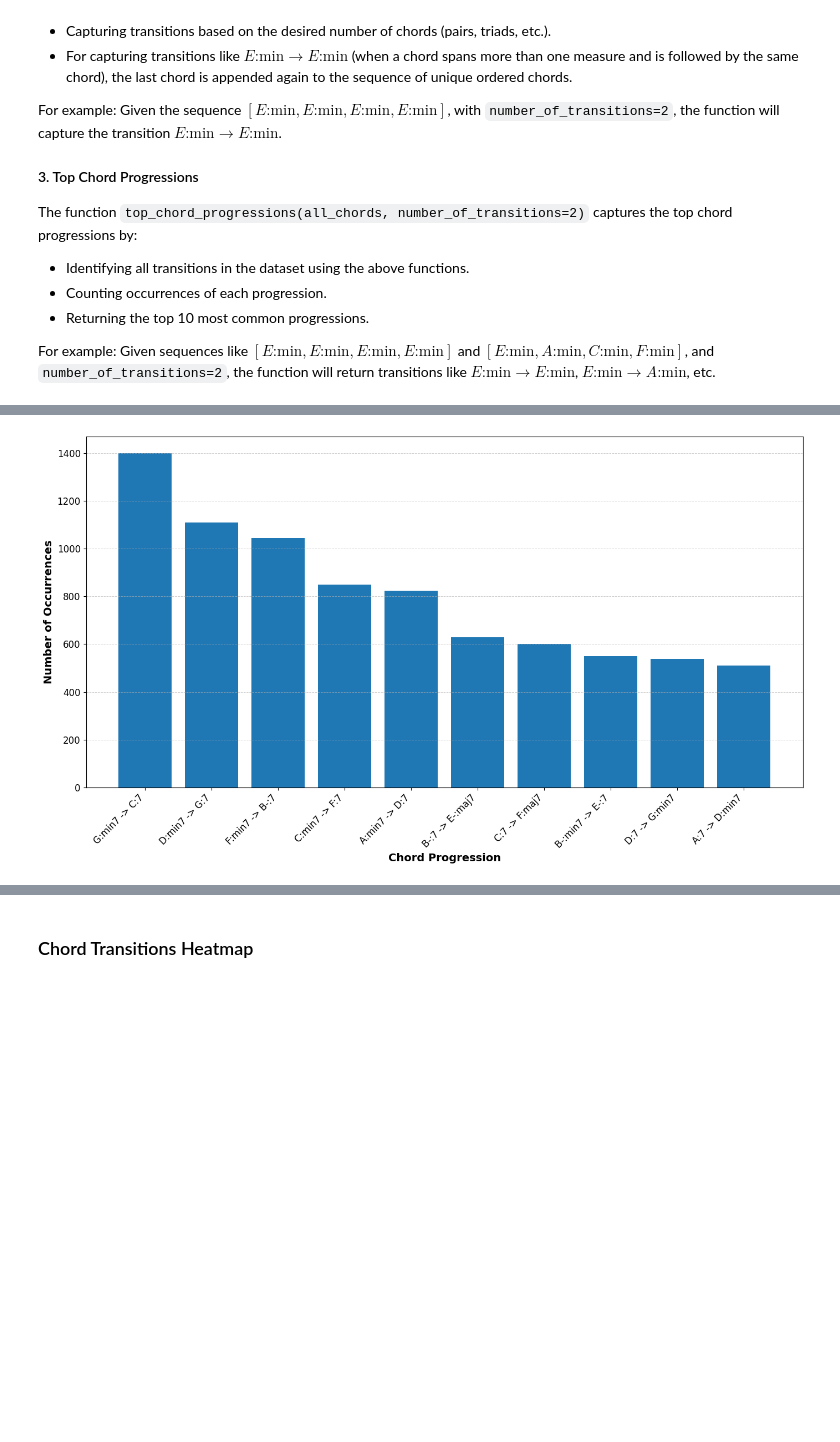
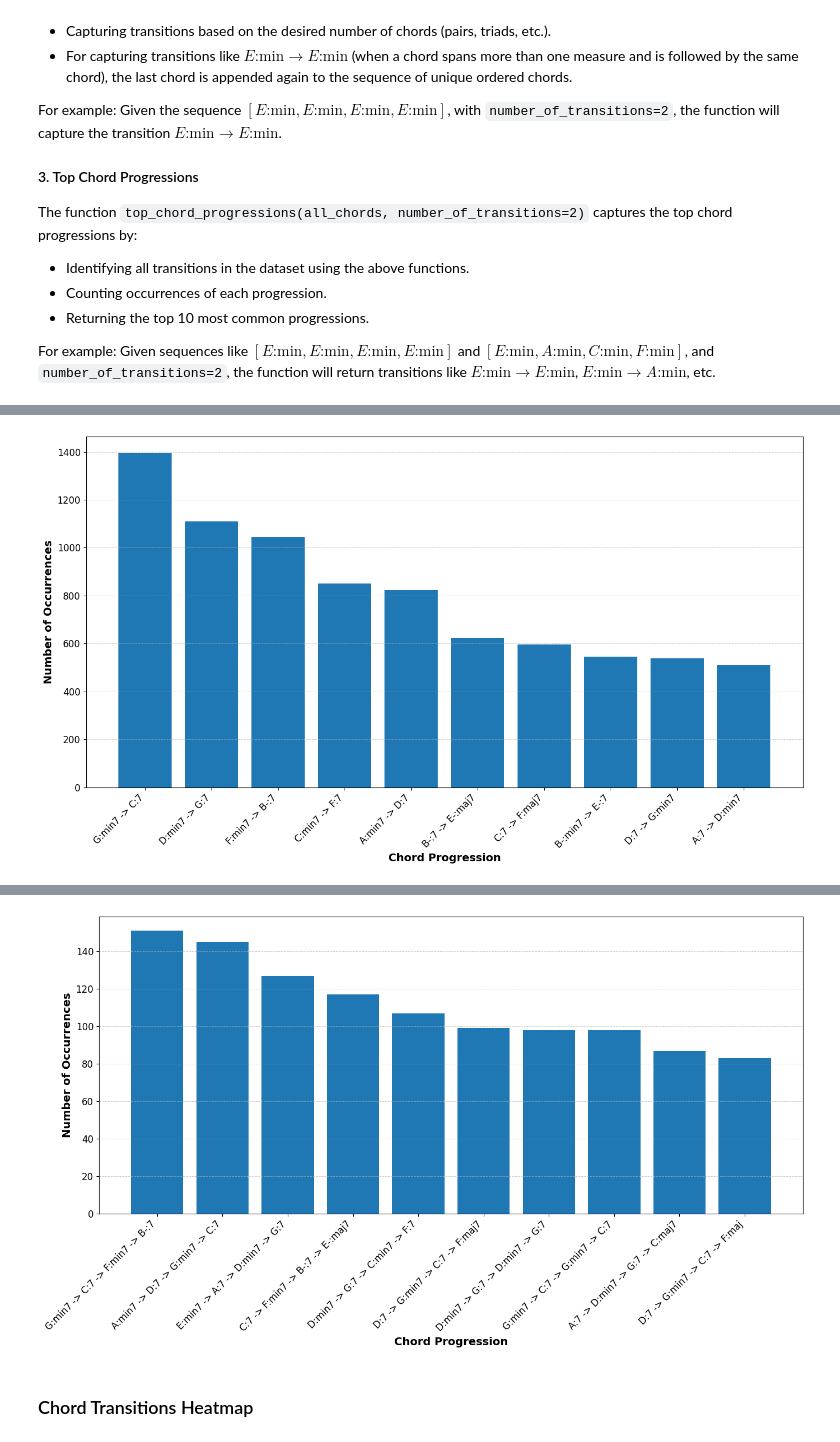
Before and after one commit to Kryptagora/JazzNet, a Jupyter notebook: Statistics.ipynb, the cells around one changed output, grey strips where cells are left out. Drawn from its saved outputs; the diff is of its cells as text; code cells hidden in the pictures; blank space fills up the shorter version.

```diff
--- a/Statistics.ipynb
+++ b/Statistics.ipynb
@@ -234,6 +255,8 @@ def top_chord_progressions(all_chords, top_k=10, number_of_transitions=2):
 # Test the modified function with the provided dataset examples for pairs and triads
 top_progressions_pairs = top_chord_progressions(all_chords, 10)
 top_progressions_triads = top_chord_progressions(all_chords, 10, 3)
+top_progressions_4 = top_chord_progressions(all_chords, 10, 4)
+
 
 # with test data
 all_chords_test = [['E:min', 'E:min', 'E:min', 'E:min', 'E:min', 'E:min', 'E:min', 'E:min'],
@@ -242,5 +265,5 @@ all_chords_test = [['E:min', 'E:min', 'E:min', 'E:min', 'E:min', 'E:min', 'E:min
 # top_progressions_triads = top_chord_progressions(all_chords_test, 3)
 
 
-top_progressions_pairs, top_progressions_triads
+top_progressions_pairs, top_progressions_triads, top_progressions_4
 # %% [output]
@@ -270,34 +290,36 @@ def plot_top_chord_progressions(top_progressions, number_of_transitions, savenam
 
     # Extracting chords and their counts
     chords, counts = zip(*top_progressions)
 
     # Convert the tuple sequences to string for x-axis labels
     chord_labels = [' -> '.join(chord) for chord in chords]
 
     # Plotting with an adjusted figure size
     plt.figure(figsize=(14,8))
     bars = plt.bar(chord_labels, counts, color='#1f77b4')
 
     # Adding gridlines, labels, and title
     plt.grid(axis='y', linestyle='--', linewidth=0.7, alpha=0.6)
     plt.xlabel(f'Chord Progression', fontsize=14, fontweight='bold')
     plt.ylabel('Number of Occurrences', fontsize=14, fontweight='bold')
     plt.xticks(fontsize=12, rotation=45, ha="right")
     plt.yticks(fontsize=12)
     #plt.title(f'Top {number_of_transitions}-Chord Progressions in the Dataset', fontsize=16, fontweight='bold', pad=20)
 
 
     # Using subplots_adjust instead of tight_layout to provide padding
     plt.tight_layout()
     plt.savefig(f"img/{savename}.png")
     plt.show()
 
 # Plotting for pairs and triads using the modified function
-plot_top_chord_progressions(top_progressions_pairs, 2, "Top5ChordProgressions")
+plot_top_chord_progressions(top_progressions_pairs, 2, "Top2ChordProgressions")
 plot_top_chord_progressions(top_progressions_triads, 3, "Top3ChordProgressions")
+plot_top_chord_progressions(top_progressions_4, 4, "Top4ChordProgressions")
 # %% [output]
 [figure]
 [figure]
+[figure, added]
 # %% [markdown]
 ### Chord Transitions Heatmap
 # %%
```
Also changed, not shown: parts of 5 cells of this notebook.
